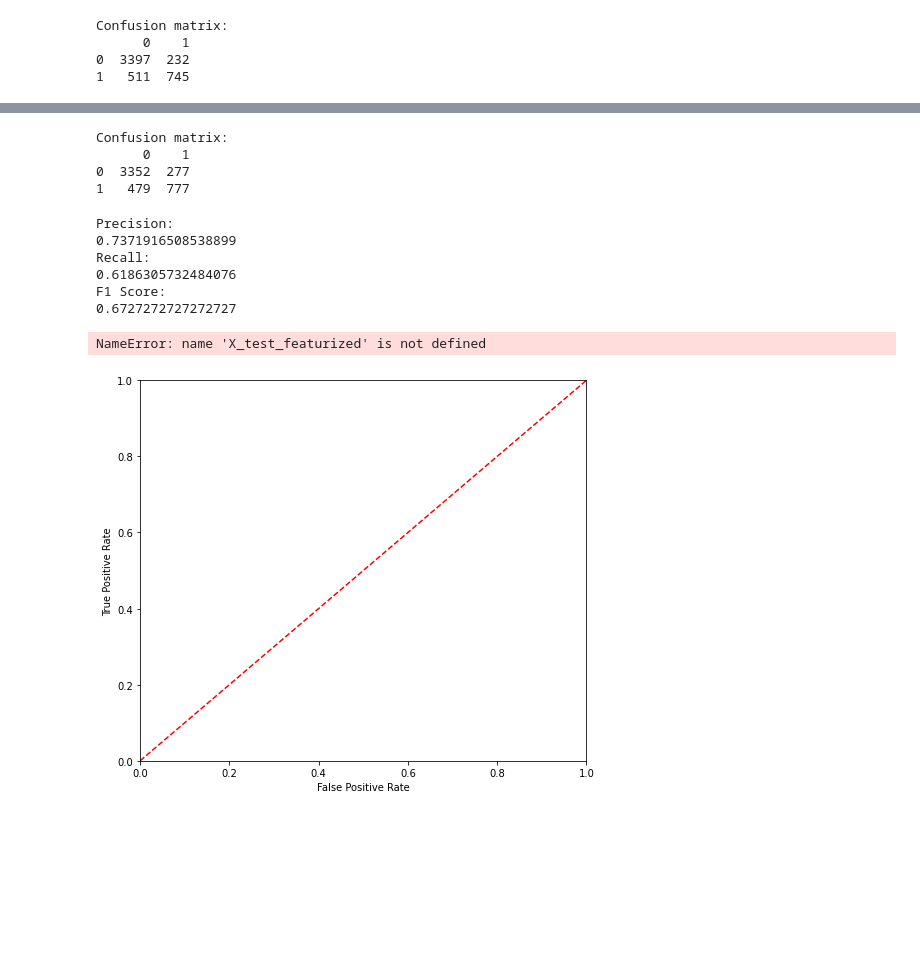
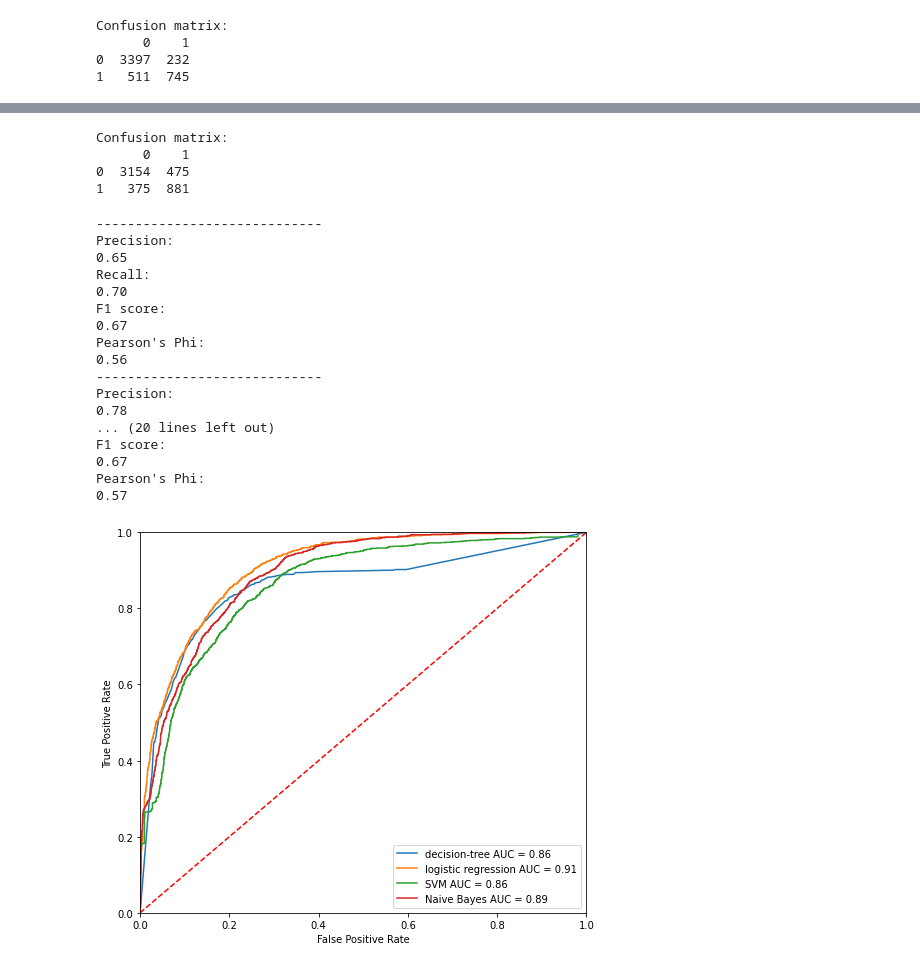
Before and after one commit to roblisy/uw_data_science, a Jupyter notebook: datasci400/L09-RobertLisy.ipynb, the cells around one changed output, grey strips where cells are left out. Cells and saved outputs as stored; diff of their text form; code cells hidden in the pictures; blank space fills up the shorter version.

```diff
--- a/datasci400/L09-RobertLisy.ipynb
+++ b/datasci400/L09-RobertLisy.ipynb
@@ -349,33 +359,62 @@ print(confusion_df)
+# %%
+# Naive Bayes
+from sklearn.naive_bayes import GaussianNB
+
+#Create a Gaussian Classifier
+nb_model = GaussianNB()
+
+# Train the model using the training sets
+nb_model.fit(X_train, y_train)
+
+#Predict Output
+nb_y_hat_train = nb_model.predict(X_train)
+nb_y_hat_test = nb_model.predict(X_test)
 # %%
 # Confusion matrix
-# showing the matrix for
+# showing the matrix for Naive Bayes
 
 print('Confusion matrix: ')
-confusion_matrix = confusion_matrix(y_test, y_hat_test)
-confusion_df = pd.DataFrame(confusion_matrix)
-print(confusion_df)
+nb_confusion_matrix = confusion_matrix(y_test, nb_y_hat_test)
+nb_confusion_df = pd.DataFrame(nb_confusion_matrix)
+print(nb_confusion_df)
 # %% [output]
 Confusion matrix:
       0    1
-0  3352  277
-1   479  777
+0  3154  475
+1   375  881
 # %%
-# Precision, Recall, and F1 measures
-print('Precision: ')
-print(metrics.precision_score(y_test, y_hat_test))
+# Precision, Recall, F1, and Pearson's Phi (aka MCC) measures
+cm_list = [nb_y_hat_test, svm_y_hat_test, logit_y_hat_test, dtree_y_hat_test]
+cm_names = ['Naive Bayes', 'SVM', 'Logistic', 'Decision Tree']
 
-print('Recall: ')
-print(metrics.recall_score(y_test, y_hat_test))
-
-print('F1 Score: ')
-print(metrics.f1_score(y_test, y_hat_test))
+for m in cm_list:
+    print('-----------------------------')
+    print('Precision: ')
+    print(f"{metrics.precision_score(y_test, m):0.2f}")
+    print('Recall: ')
+    print(f"{metrics.recall_score(y_test, m):0.2f}")
+    print('F1 score: ')
+    print(f"{metrics.f1_score(y_test, m):0.2f}")
+    print('Pearson\'s Phi: ')
+    print(f"{metrics.matthews_corrcoef(y_test, m):0.2f}")
 # %% [output]
+-----------------------------
 Precision:
-0.7371916508538899
+0.65
 Recall:
-0.6186305732484076
-F1 Score:
-0.6727272727272727
+0.70
+F1 score:
+0.67
+Pearson's Phi:
+0.56
+-----------------------------
+Precision:
+0.78
+... (20 lines left out)
+F1 score:
+0.67
+Pearson's Phi:
+0.57
 # %%
 # Let's do some charting of the model
 from sklearn.metrics import roc_curve, auc
@@ -390,15 +429,14 @@ def plot_roc(models, model_names):
     plt.xlabel('False Positive Rate')
 
     for ii, model in enumerate(models):
-        y_prob_test = model.predict_proba(X_test_featurized)[:, 1]
-        fpr, tpr, threshold = roc_curve(y_test, y_prob_test, pos_label = "yes")
+        y_prob_test = model.predict_proba(X_test)[:, 1]
+        fpr, tpr, threshold = roc_curve(y_test, y_prob_test)
         roc_auc = auc(fpr, tpr)
 
         plt.plot(fpr, tpr, label = "{} AUC = {:0.2f}".format(model_names[ii], roc_auc))
 
     plt.legend(loc = 'lower right');
 # %%
-plot_roc([dtree], ['decision-tree'])
+plot_roc([dtree, logit, svmc, nb_model], ['decision-tree', 'logistic regression', 'SVM', 'Naive Bayes'])
 # %% [output]
-NameError: name 'X_test_featurized' is not defined
-[figure, old version]
+[figure, new version]
```
Also changed, not shown: parts of 10 cells of this notebook, 6 other files.
